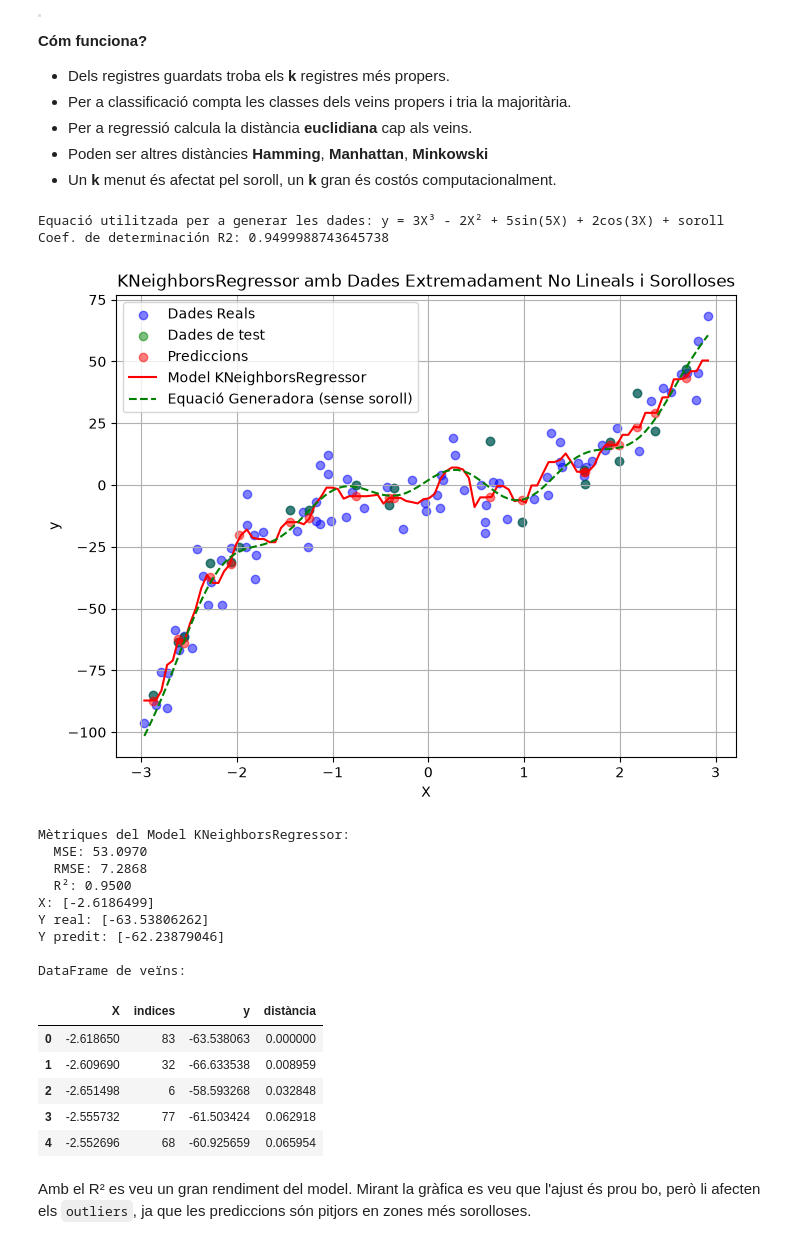
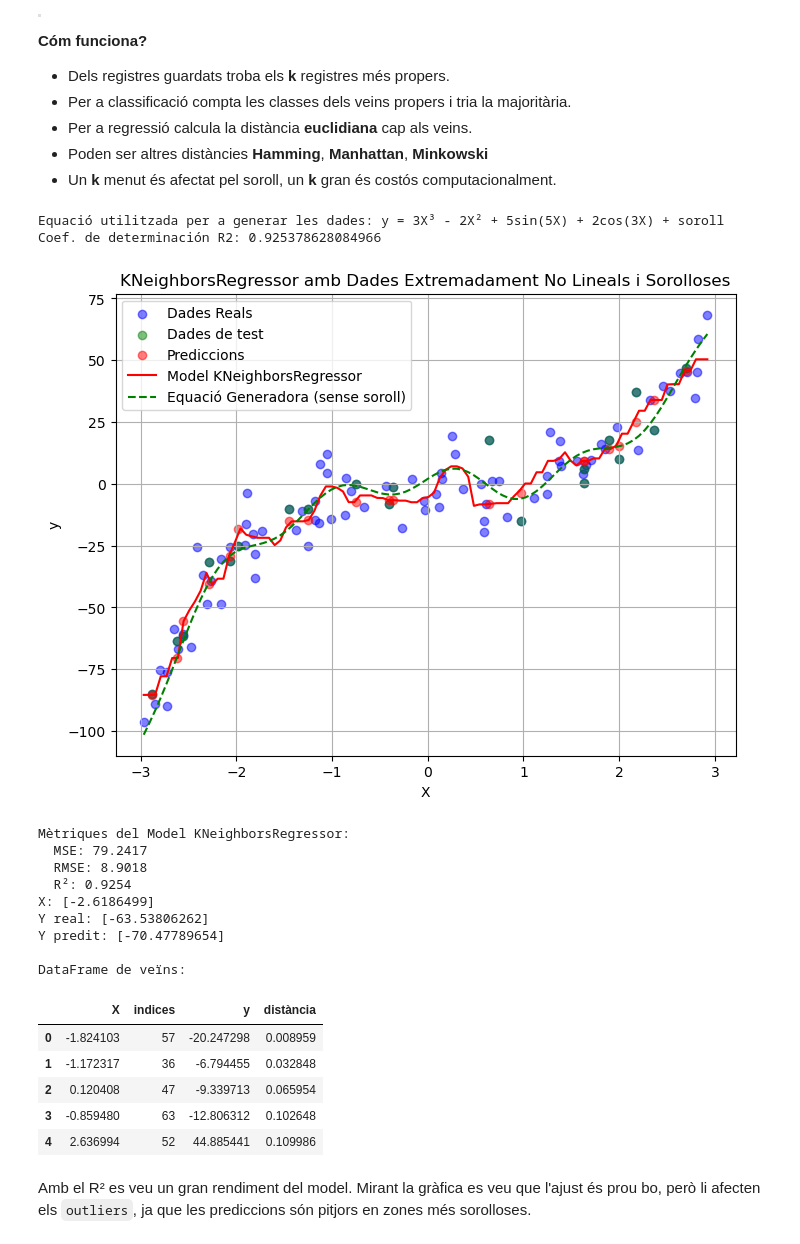
Before and after one commit to Triis98/DissenyIAvaluacioDeModels, a Jupyter notebook: apunts/documents/regressió.ipynb, the cells around one changed output. Cells and saved outputs as stored; diff of their text form; code cells hidden in the pictures.

```diff
--- a/apunts/documents/regressió.ipynb
+++ b/apunts/documents/regressió.ipynb
@@ -881,7 +881,7 @@ X_train, X_test, y_train, y_test = train_test_split(
 # Creación de un regresor k-NN (k vecinos más cercanos)
 reg = KNeighborsRegressor(n_neighbors=5)
 # Entrenamiento del regresor
-reg.fit(X, y)
+reg.fit(X_train, y_train)
 # Predicción para datos de entrenamiento
 y_pred = reg.predict(X_test)
 # Coeficiente de determinación
@@ -904,49 +904,49 @@ plt.title("KNeighborsRegressor amb Dades Extremadament No Lineals i Sorolloses")
 plt.xlabel("X")  # Etiqueta de l'eix X
 plt.ylabel("y")  # Etiqueta de l'eix Y
 plt.legend()
 plt.grid()
 plt.show()
 
 # Mostrar mètriques de rendiment
 print("\nMètriques del Model KNeighborsRegressor:")
 print(f"  MSE: {mse:.4f}")  # Imprimir l'MSE amb 4 decimals
 print(f"  RMSE: {rmse:.4f}")  # Imprimir l'RMSE amb 4 decimals
 print(f"  R²: {r2_score:.4f}")  # Imprimir l'R² amb 4 decimals
 
 
 
 sample_X = X_test[0]
 neighbors = reg.kneighbors([sample_X], return_distance=True)  # Obtenir els veïns més propers i les distàncies
 
 neighborsdf = pd.DataFrame({
     "X": X[neighbors[1][0]].flatten(),
     "indices": neighbors[1][0],
     "y": y[neighbors[1][0]].flatten(),
     "distància": neighbors[0][0]
 })
 
 print("X:", sample_X, f"\nY real: {y_test[0]}\nY predit: {y_pred[0]}")  # Mostrar informació sobre els veïns més propers
 
 print("\nDataFrame de veïns:")
 neighborsdf
 # %% [output]
 Equació utilitzada per a generar les dades: y = 3X³ - 2X² + 5sin(5X) + 2cos(3X) + soroll
-Coef. de determinación R2: 0.9499988743645738
+Coef. de determinación R2: 0.925378628084966
-[figure, old version]
+[figure, new version]
 Mètriques del Model KNeighborsRegressor:
-  MSE: 53.0970
-  RMSE: 7.2868
-  R²: 0.9500
+  MSE: 79.2417
+  RMSE: 8.9018
+  R²: 0.9254
 X: [-2.6186499]
 Y real: [-63.53806262]
-Y predit: [-62.23879046]
+Y predit: [-70.47789654]
 
 DataFrame de veïns:
 |  | X | indices | y | distància |
-| 0 | -2.618650 | 83 | -63.538063 | 0.000000 |
-| 1 | -2.609690 | 32 | -66.633538 | 0.008959 |
-| 2 | -2.651498 | 6 | -58.593268 | 0.032848 |
-| 3 | -2.555732 | 77 | -61.503424 | 0.062918 |
-| 4 | -2.552696 | 68 | -60.925659 | 0.065954 |
+| 0 | -1.824103 | 57 | -20.247298 | 0.008959 |
+| 1 | -1.172317 | 36 | -6.794455 | 0.032848 |
+| 2 | 0.120408 | 47 | -9.339713 | 0.065954 |
+| 3 | -0.859480 | 63 | -12.806312 | 0.102648 |
+| 4 | 2.636994 | 52 | 44.885441 | 0.109986 |
 # %% [markdown]
 Amb el R² es veu un gran rendiment del model. Mirant la gràfica es veu que l'ajust és prou bo, però li afecten els `outliers`, ja que les prediccions són pitjors en zones més sorolloses.
```
Also changed, not shown: parts of 6 cells of this notebook, 1 other file.
